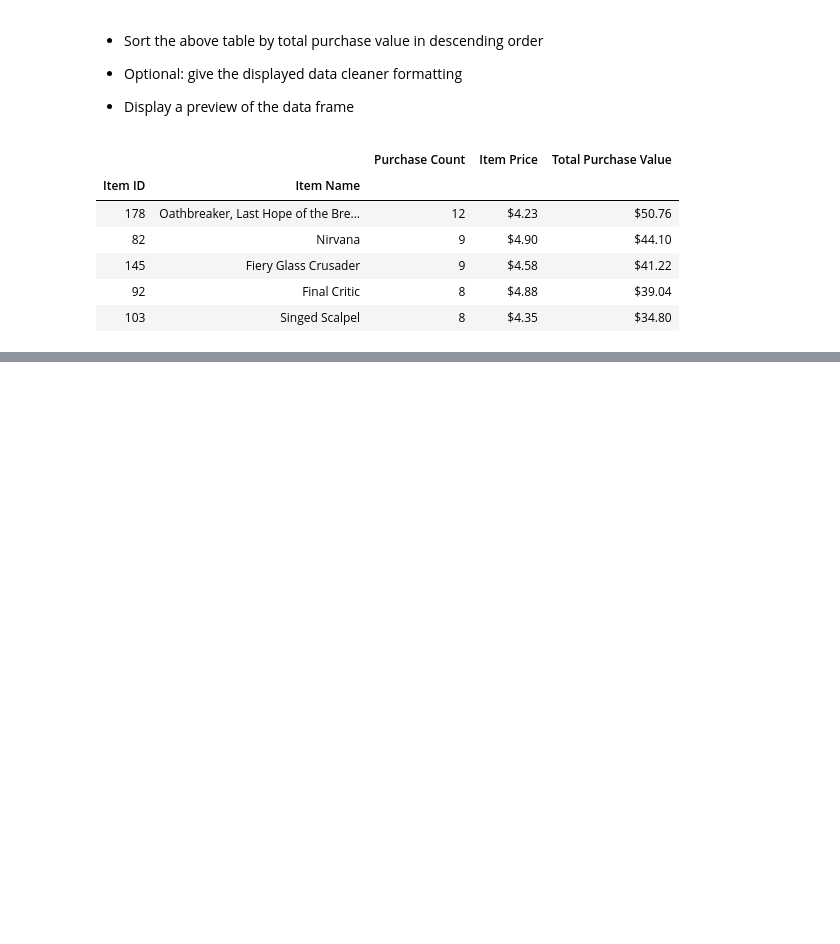
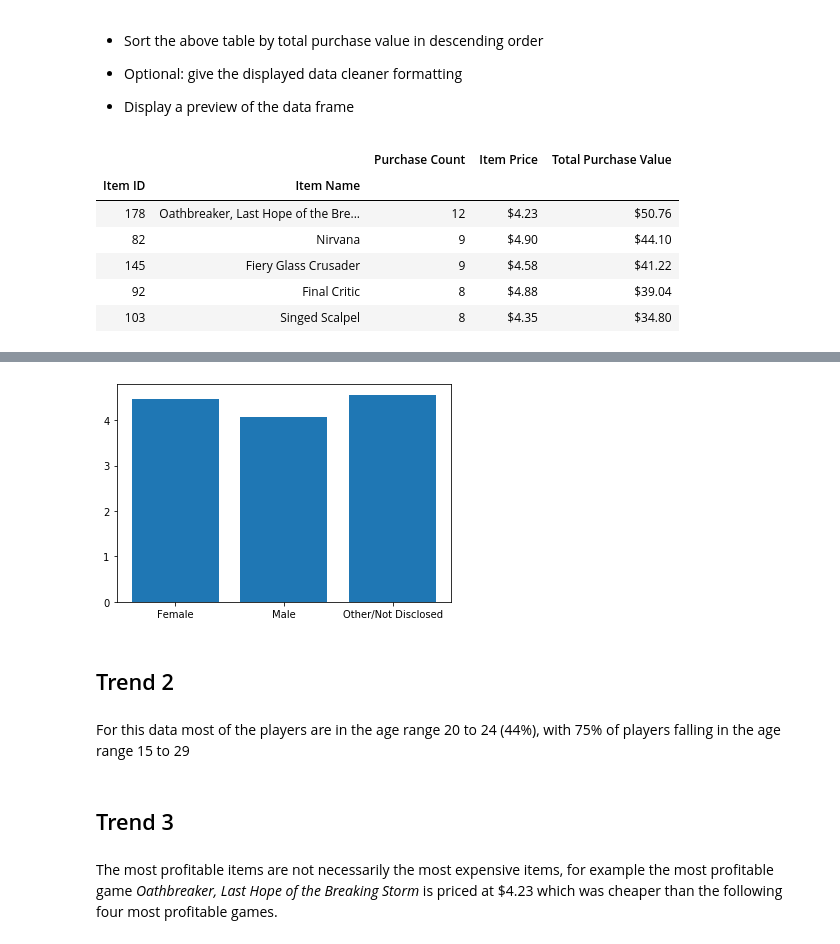
Before and after one commit to annmcnamara/pandas-challenge, a Jupyter notebook: HeroesOfPymoli/HeroesOfPymoli_starter.ipynb, the cells around one changed output, grey strips where cells are left out. Saved outputs shown, nothing was run; the diff lists cells and outputs as text; code cells hidden in the pictures; blank space fills up the shorter version.

```diff
--- a/HeroesOfPymoli/HeroesOfPymoli_starter.ipynb
+++ b/HeroesOfPymoli/HeroesOfPymoli_starter.ipynb
@@ -417,0 +430,4 @@ sorted_mpi
+# %%
+#change string to float so I can put them in a bar chart
+df['Avg Total Purchase per Person'] = df['Avg Total Purchase per Person'].replace({'\$': '', ',': ''}, regex=True).astype(float)
+df
@@ -417,0 +440,13 @@ sorted_mpi
+# %%
+plt.bar(["Female", "Male", "Other/Not Disclosed"],df['Avg Total Purchase per Person'])
+plt.show()
+# %% [output]
+[figure, added]
+# %% [markdown]
+## Trend 2
+# %% [markdown]
+For this data most of the players are in the age range 20 to 24 (44\%), with 75% of players falling in the age range 15 to 29
+# %% [markdown]
+## Trend 3
+# %% [markdown]
+The most profitable items are not necessarily the most expensive items, for example the most profitable game *Oathbreaker, Last Hope of the Breaking Storm* is priced at \$4.23 which was cheaper than the following four most profitable games.
```
Also changed, not shown: parts of 6 cells of this notebook, 1 other file.
